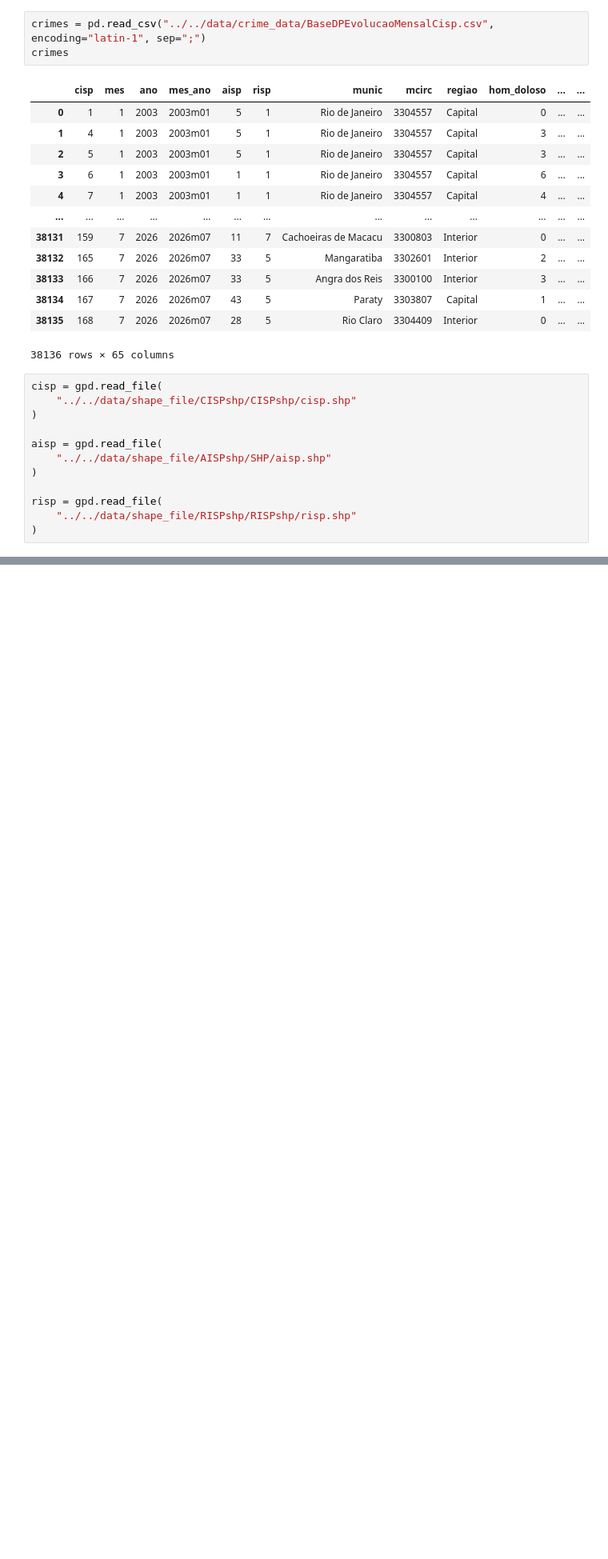
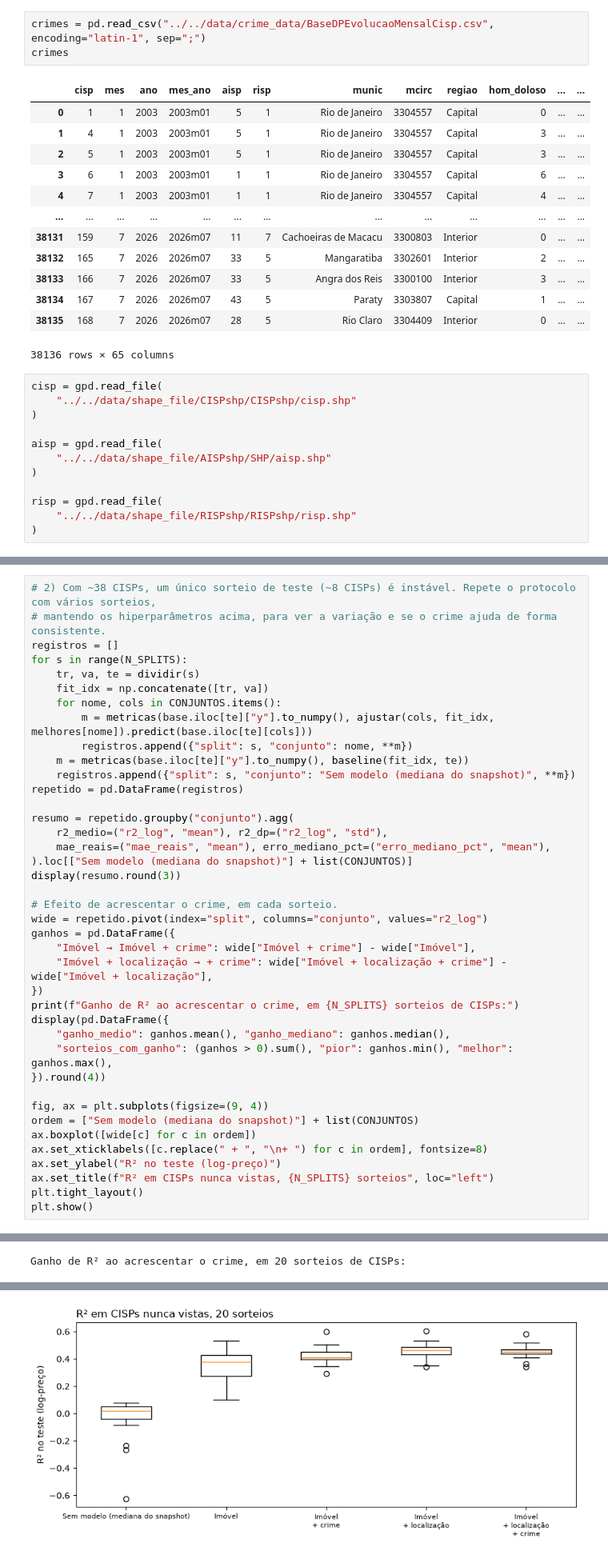
Before and after one commit to Rafa-Russo/Grupo-2, a Jupyter notebook: exploration/Russo/airbnb_rio/EDA_Modelo_Preditor.ipynb, the cells around one changed output, grey strips where cells are left out. Shown at 80% size. Saved outputs shown, nothing was run; the diff lists cells and outputs as text; blank space fills up the shorter version.

```diff
--- a/exploration/Russo/EDA.ipynb
+++ b/exploration/Russo/airbnb_rio/EDA_Modelo_Preditor.ipynb
@@ -66,0 +579,41 @@ risp = gpd.read_file(
+# %%
+# 2) Com ~38 CISPs, um único sorteio de teste (~8 CISPs) é instável. Repete o protocolo com vários sorteios,
+# mantendo os hiperparâmetros acima, para ver a variação e se o crime ajuda de forma consistente.
+registros = []
+for s in range(N_SPLITS):
+    tr, va, te = dividir(s)
+    fit_idx = np.concatenate([tr, va])
+    for nome, cols in CONJUNTOS.items():
+        m = metricas(base.iloc[te]["y"].to_numpy(), ajustar(cols, fit_idx, melhores[nome]).predict(base.iloc[te][cols]))
+        registros.append({"split": s, "conjunto": nome, **m})
+    m = metricas(base.iloc[te]["y"].to_numpy(), baseline(fit_idx, te))
+    registros.append({"split": s, "conjunto": "Sem modelo (mediana do snapshot)", **m})
+repetido = pd.DataFrame(registros)
+
+resumo = repetido.groupby("conjunto").agg(
+    r2_medio=("r2_log", "mean"), r2_dp=("r2_log", "std"),
+    mae_reais=("mae_reais", "mean"), erro_mediano_pct=("erro_mediano_pct", "mean"),
+).loc[["Sem modelo (mediana do snapshot)"] + list(CONJUNTOS)]
+display(resumo.round(3))
+
+# Efeito de acrescentar o crime, em cada sorteio.
+wide = repetido.pivot(index="split", columns="conjunto", values="r2_log")
+ganhos = pd.DataFrame({
+    "Imóvel → Imóvel + crime": wide["Imóvel + crime"] - wide["Imóvel"],
+    "Imóvel + localização → + crime": wide["Imóvel + localização + crime"] - wide["Imóvel + localização"],
+})
+print(f"Ganho de R² ao acrescentar o crime, em {N_SPLITS} sorteios de CISPs:")
+display(pd.DataFrame({
+    "ganho_medio": ganhos.mean(), "ganho_mediano": ganhos.median(),
+    "sorteios_com_ganho": (ganhos > 0).sum(), "pior": ganhos.min(), "melhor": ganhos.max(),
+}).round(4))
+
+fig, ax = plt.subplots(figsize=(9, 4))
+ordem = ["Sem modelo (mediana do snapshot)"] + list(CONJUNTOS)
+ax.boxplot([wide[c] for c in ordem])
+ax.set_xticklabels([c.replace(" + ", "\n+ ") for c in ordem], fontsize=8)
+ax.set_ylabel("R² no teste (log-preço)")
+ax.set_title(f"R² em CISPs nunca vistas, {N_SPLITS} sorteios", loc="left")
+plt.tight_layout()
+plt.show()
+# %% [output]
@@ -66,0 +627 @@ risp = gpd.read_file(
+Ganho de R² ao acrescentar o crime, em 20 sorteios de CISPs:
@@ -66,0 +631 @@ risp = gpd.read_file(
+[figure, added]
```
Also changed, not shown: parts of 21 cells of this notebook, 2 other files.
